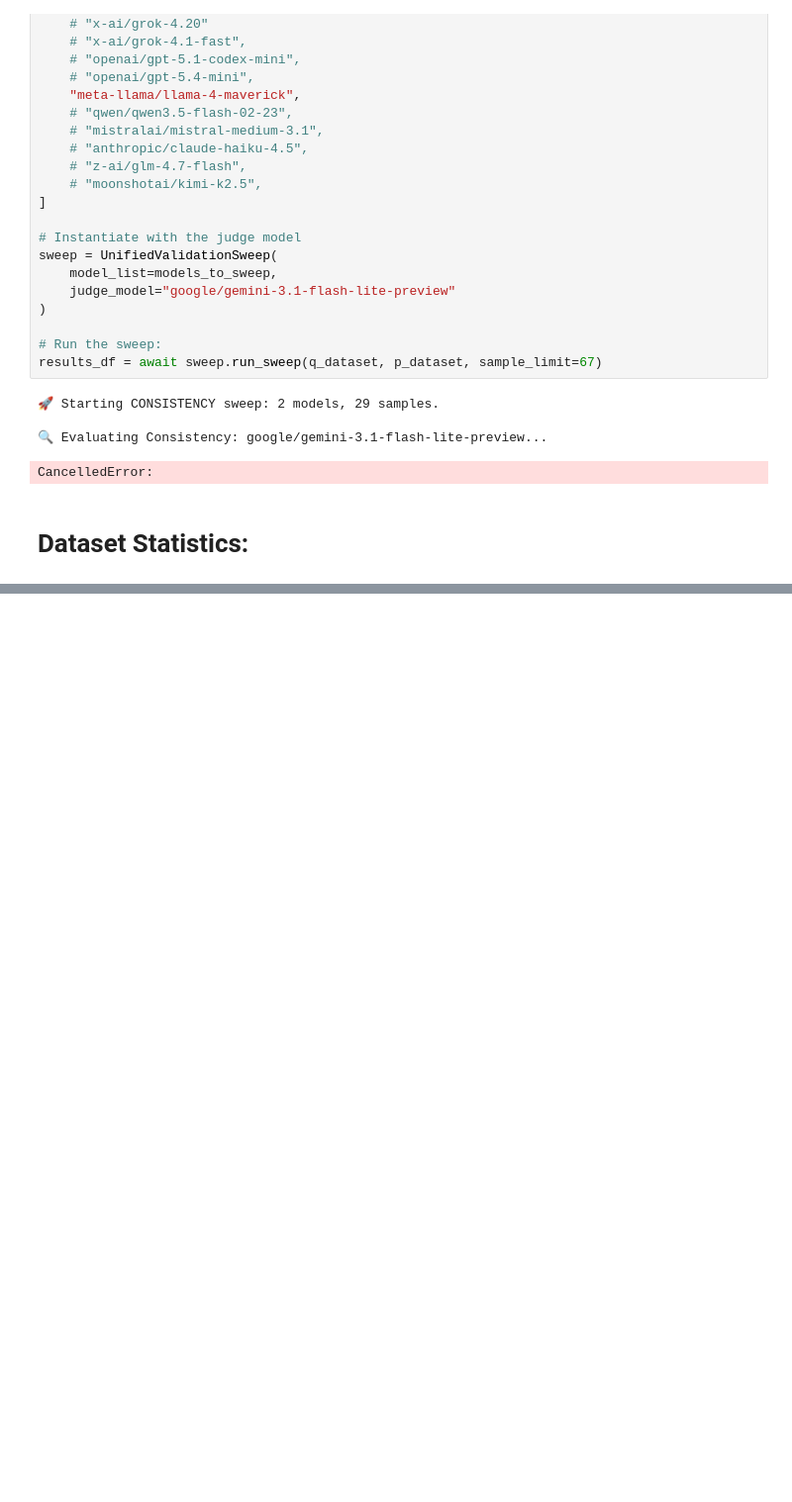
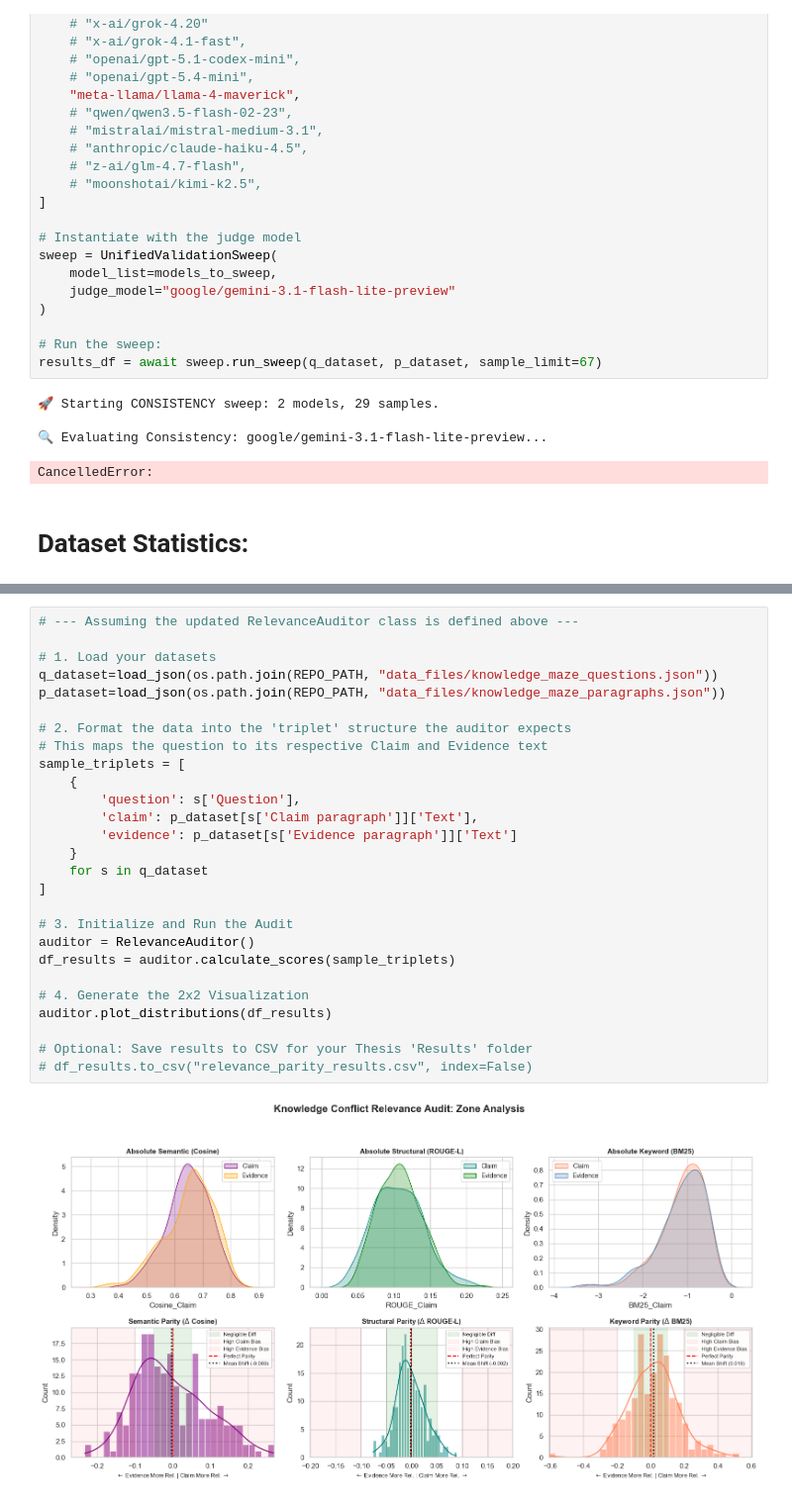
Before and after one commit to danielhk753/CLECK, a Jupyter notebook: notebooks/data_experiment.ipynb, the cells around one changed output, grey strips where cells are left out. Shown at 99% size. Saved outputs shown, nothing was run; the diff lists cells and outputs as text; blank space fills up the shorter version.

Commit message:
WIP: lexical and semantic similarity of paragraphs.

```diff
--- a/notebooks/data_experiment.ipynb
+++ b/notebooks/data_experiment.ipynb
@@ -474,0 +585,29 @@ CancelledError:
+# %%
+# --- Assuming the updated RelevanceAuditor class is defined above ---
+
+# 1. Load your datasets
+q_dataset=load_json(os.path.join(REPO_PATH, "data_files/knowledge_maze_questions.json"))
+p_dataset=load_json(os.path.join(REPO_PATH, "data_files/knowledge_maze_paragraphs.json"))
+
+# 2. Format the data into the 'triplet' structure the auditor expects
+# This maps the question to its respective Claim and Evidence text
+sample_triplets = [
+    {
+        'question': s['Question'],
+        'claim': p_dataset[s['Claim paragraph']]['Text'],
+        'evidence': p_dataset[s['Evidence paragraph']]['Text']
+    }
+    for s in q_dataset
+]
+
+# 3. Initialize and Run the Audit
+auditor = RelevanceAuditor()
+df_results = auditor.calculate_scores(sample_triplets)
+
+# 4. Generate the 2x2 Visualization
+auditor.plot_distributions(df_results)
+
+# Optional: Save results to CSV for your Thesis 'Results' folder
+# df_results.to_csv("relevance_parity_results.csv", index=False)
+# %% [output]
+[figure, added]
```
Also changed, not shown: parts of 4 cells of this notebook, 2 other files.
